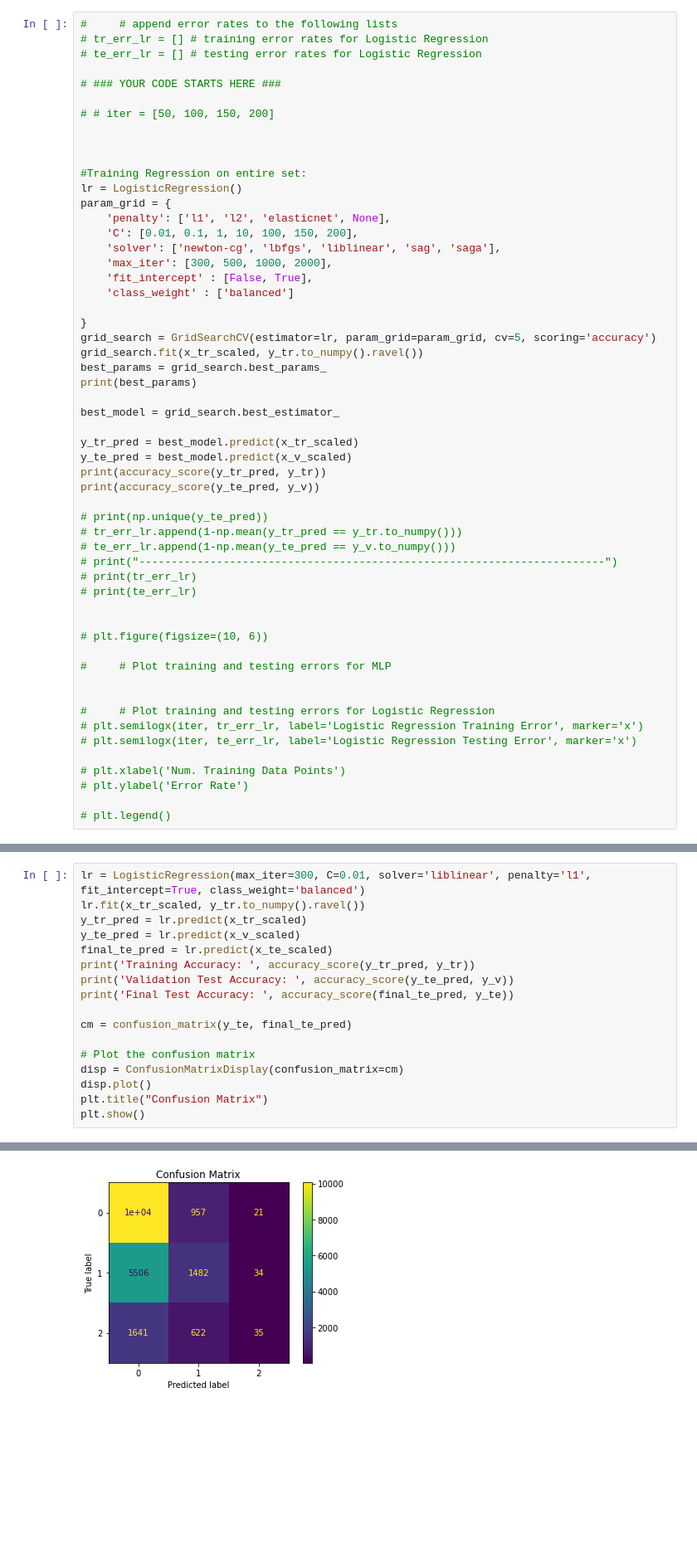
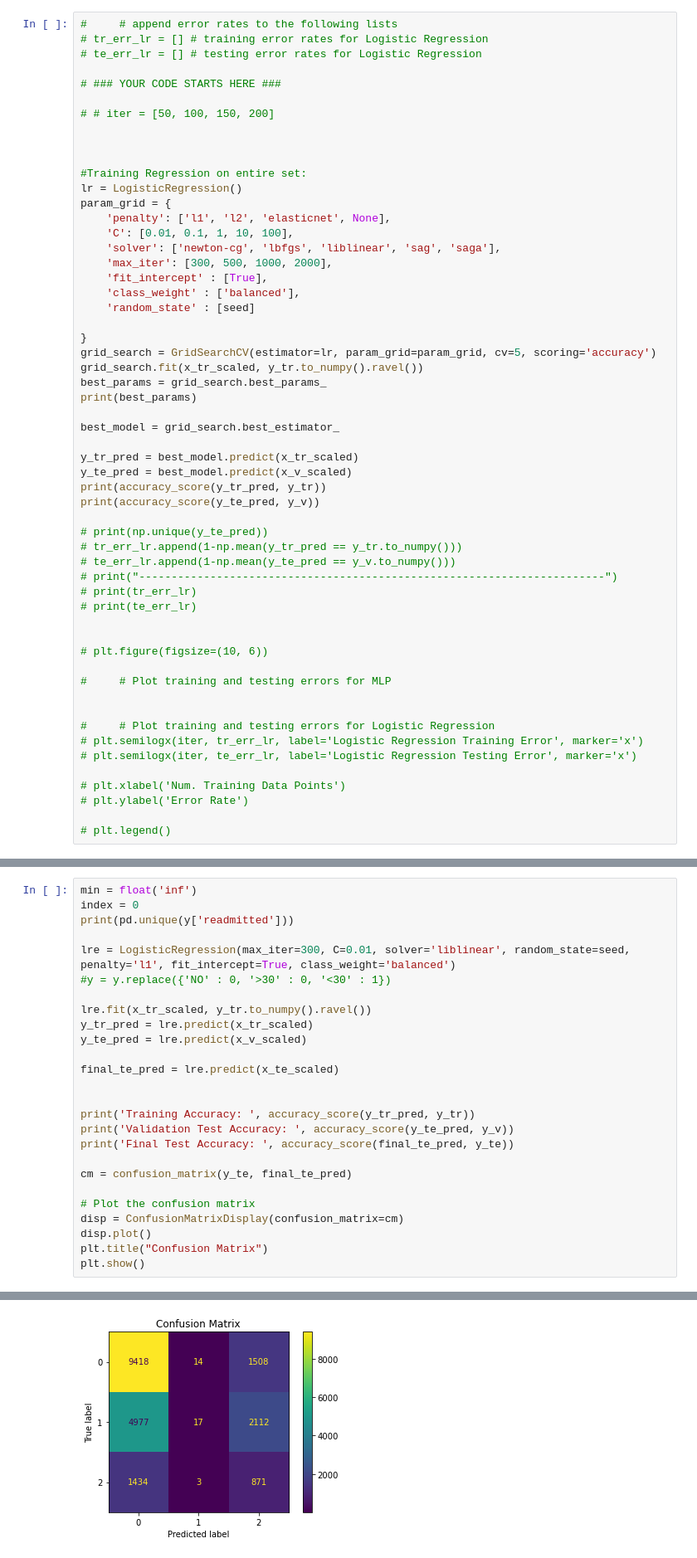
Before and after one commit to mattp2003/Type-3-URL-Diabetes-130-US-Hospitals, a Jupyter notebook: codes/main.ipynb, the cells around one changed output, grey strips where cells are left out. Shown: that part at 83% size. Cells and saved outputs as stored; diff of their text form; blank space fills up the shorter version.

```diff
--- a/codes/main.ipynb
+++ b/codes/main.ipynb
@@ -169,11 +176,12 @@ x_te_scaled = scalar.transform(x_te)
 lr = LogisticRegression()
 param_grid = {
     'penalty': ['l1', 'l2', 'elasticnet', None],
-    'C': [0.01, 0.1, 1, 10, 100, 150, 200],
+    'C': [0.01, 0.1, 1, 10, 100],
     'solver': ['newton-cg', 'lbfgs', 'liblinear', 'sag', 'saga'],
     'max_iter': [300, 500, 1000, 2000],
-    'fit_intercept' : [False, True],
-    'class_weight' : ['balanced']
+    'fit_intercept' : [True],
+    'class_weight' : ['balanced'],
+    'random_state' : [seed]
 
 }
 grid_search = GridSearchCV(estimator=lr, param_grid=param_grid, cv=5, scoring='accuracy')
@@ -233,9 +222,18 @@ ValueError: penalty=None is not supported for the liblinear solver
 # %%
-lr = LogisticRegression(max_iter=300, C=0.01, solver='liblinear', penalty='l1', fit_intercept=True, class_weight='balanced')
-lr.fit(x_tr_scaled, y_tr.to_numpy().ravel())
-y_tr_pred = lr.predict(x_tr_scaled)
-y_te_pred = lr.predict(x_v_scaled)
-final_te_pred = lr.predict(x_te_scaled)
+min = float('inf')
+index = 0
+print(pd.unique(y['readmitted']))
+
+lre = LogisticRegression(max_iter=300, C=0.01, solver='liblinear', random_state=seed, penalty='l1', fit_intercept=True, class_weight='balanced')
+#y = y.replace({'NO' : 0, '>30' : 0, '<30' : 1})
+
+lre.fit(x_tr_scaled, y_tr.to_numpy().ravel())
+y_tr_pred = lre.predict(x_tr_scaled)
+y_te_pred = lre.predict(x_v_scaled)
+
+final_te_pred = lre.predict(x_te_scaled)
+
+
 print('Training Accuracy: ', accuracy_score(y_tr_pred, y_tr))
 print('Validation Test Accuracy: ', accuracy_score(y_te_pred, y_v))
 print('Final Test Accuracy: ', accuracy_score(final_te_pred, y_te))
@@ -254 +253 @@ Final Test Accuracy:  0.568586027316498
-[figure, old version]
+[figure, new version]
```
Also changed, not shown: parts of 7 cells of this notebook.
